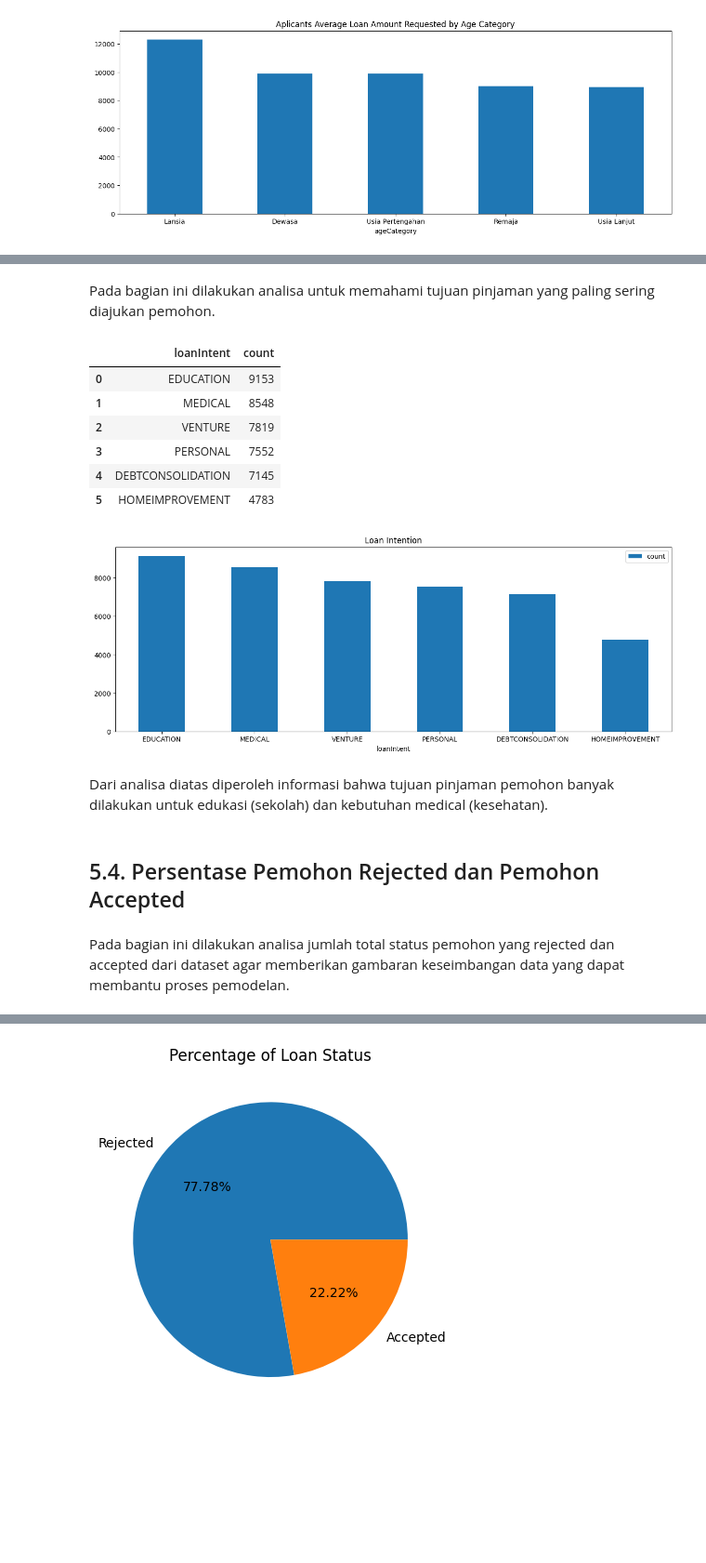
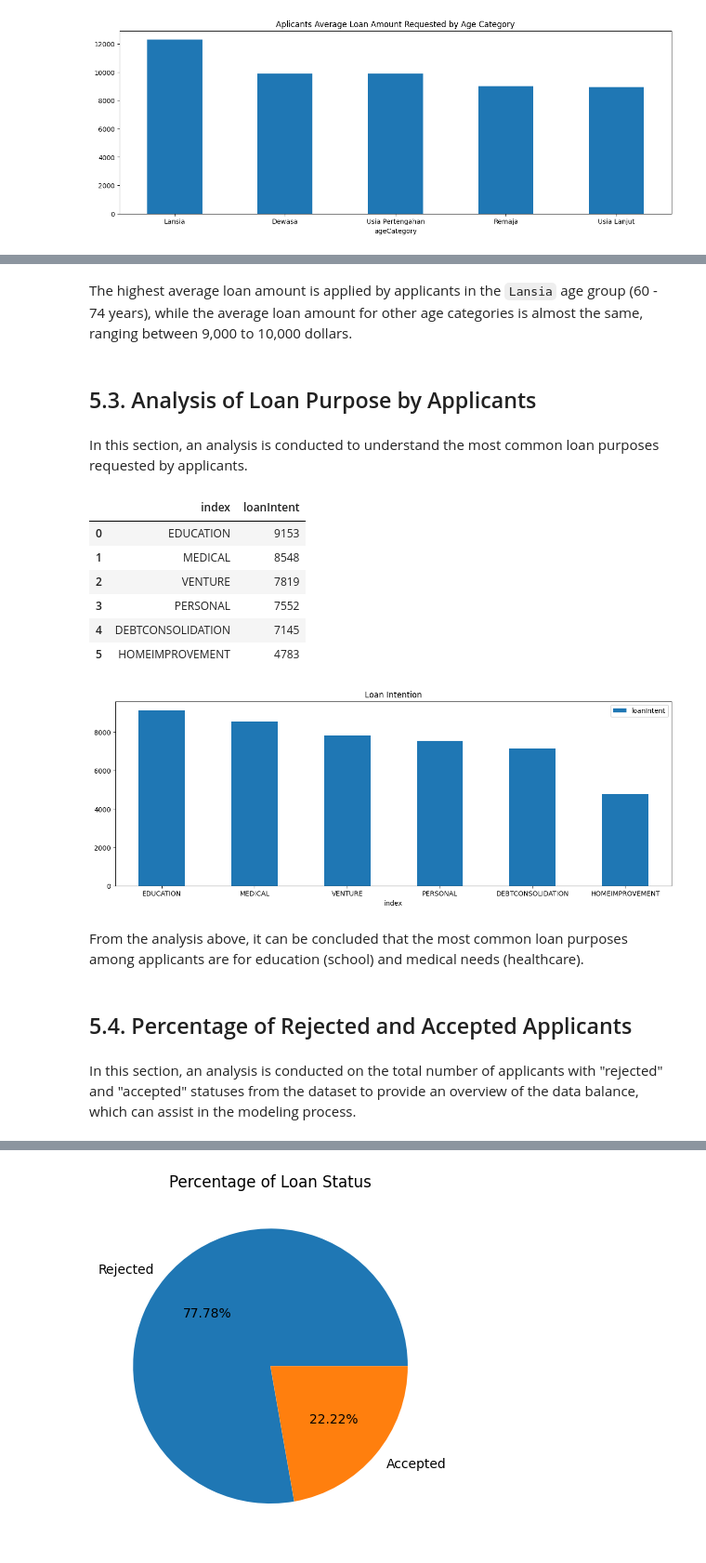
Before and after one commit to verrenmo/hacktiv8-milestone-project-p1, a Jupyter notebook: P1M2_verrenmonica.ipynb, the cells around one changed output, grey strips where cells are left out. Shown at 93% size. Drawn from its saved outputs; the diff is of its cells as text; code cells hidden in the pictures; blank space fills up the shorter version.

```diff
--- a/P1M2_verrenmonica.ipynb
+++ b/P1M2_verrenmonica.ipynb
@@ -402,11 +404,15 @@ Rata-rata amount pinjaman tertinggi diajukan oleh pemohon dengan kategori usia l
-# %% [markdown]
-Pada bagian ini dilakukan analisa untuk memahami tujuan pinjaman yang paling sering diajukan pemohon.
+# %% [markdown]
+The highest average loan amount is applied by applicants in the `Lansia` age group (60 - 74 years), while the average loan amount for other age categories is almost the same, ranging between 9,000 to 10,000 dollars.
+# %% [markdown]
+## 5.3. Analysis of Loan Purpose by Applicants
+# %% [markdown]
+In this section, an analysis is conducted to understand the most common loan purposes requested by applicants.
 # %%
 # Count number of applicant for each intention
-loanIntent = data.groupby('loanIntent')['loanIntent'].value_counts().sort_values(ascending=False).reset_index()
+loanIntent = data['loanIntent'].value_counts().sort_values(ascending=False).reset_index()
 loanIntent
 # %% [output]
-|  | loanIntent | count |
+|  | index | loanIntent |
 | 0 | EDUCATION | 9153 |
 | 1 | MEDICAL | 8548 |
 | 2 | VENTURE | 7819 |
@@ -415,17 +421,17 @@ loanIntent
 | 5 | HOMEIMPROVEMENT | 4783 |
 # %%
 # Visualize using bar chart
-loanIntent.plot(x='loanIntent',y=['count'],kind='bar', figsize=(15,5))
+loanIntent.plot(x='index',y=['loanIntent'],kind='bar', figsize=(15,5))
 plt.title('Loan Intention')
 plt.xticks(rotation=0)
 plt.show()
 # %% [output]
-[figure, old version]
+[figure, new version]
-# %% [markdown]
-Dari analisa diatas diperoleh informasi bahwa tujuan pinjaman pemohon banyak dilakukan untuk edukasi (sekolah) dan kebutuhan medical (kesehatan).
+# %% [markdown]
+From the analysis above, it can be concluded that the most common loan purposes among applicants are for education (school) and medical needs (healthcare).
 # %% [markdown]
-## 5.4. Persentase Pemohon Rejected dan Pemohon Accepted
+## 5.4. Percentage of Rejected and Accepted Applicants
-# %% [markdown]
-Pada bagian ini dilakukan analisa jumlah total status pemohon yang rejected dan accepted dari dataset agar memberikan gambaran keseimbangan data yang dapat membantu proses pemodelan.
+# %% [markdown]
+In this section, an analysis is conducted on the total number of applicants with "rejected" and "accepted" statuses from the dataset to provide an overview of the data balance, which can assist in the modeling process.
 # %%
 # Count the number of each loanStatus
```
Also changed, not shown: parts of 158 cells of this notebook, 1 other file.
